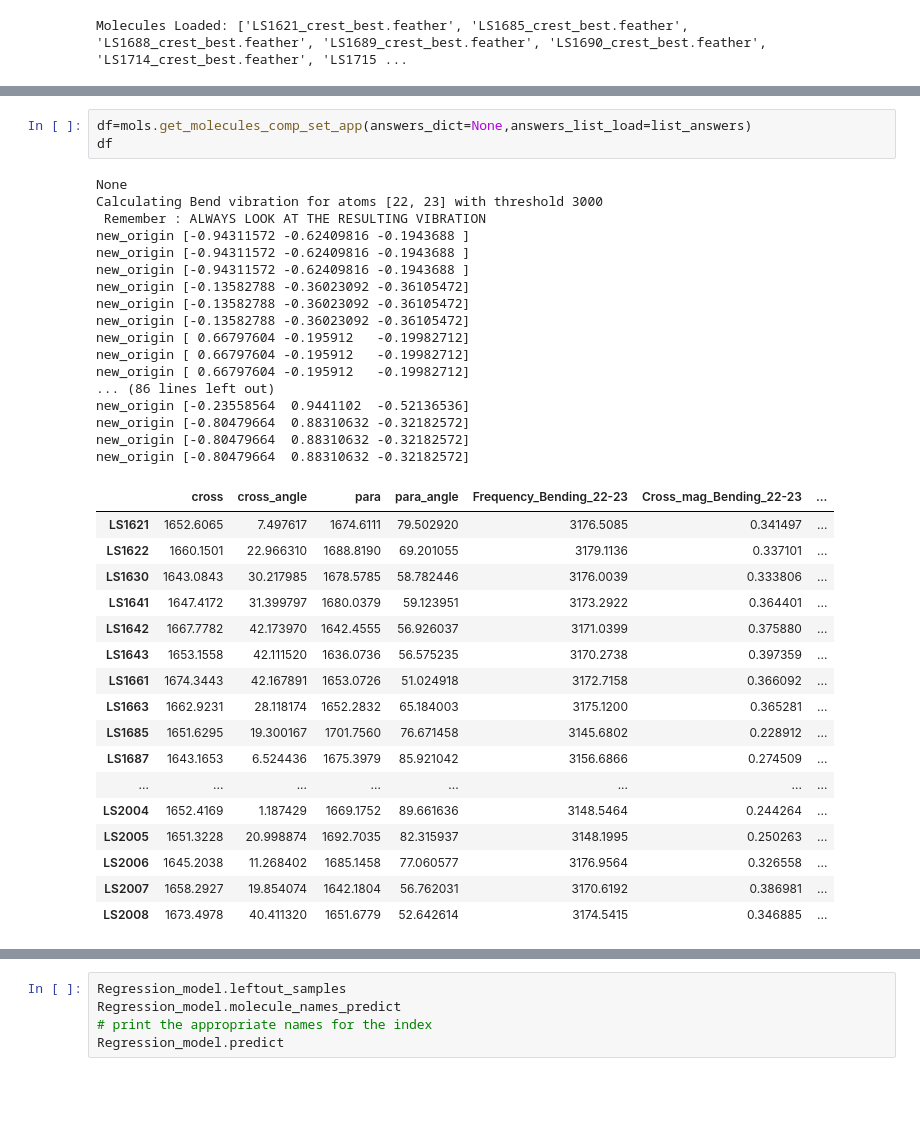
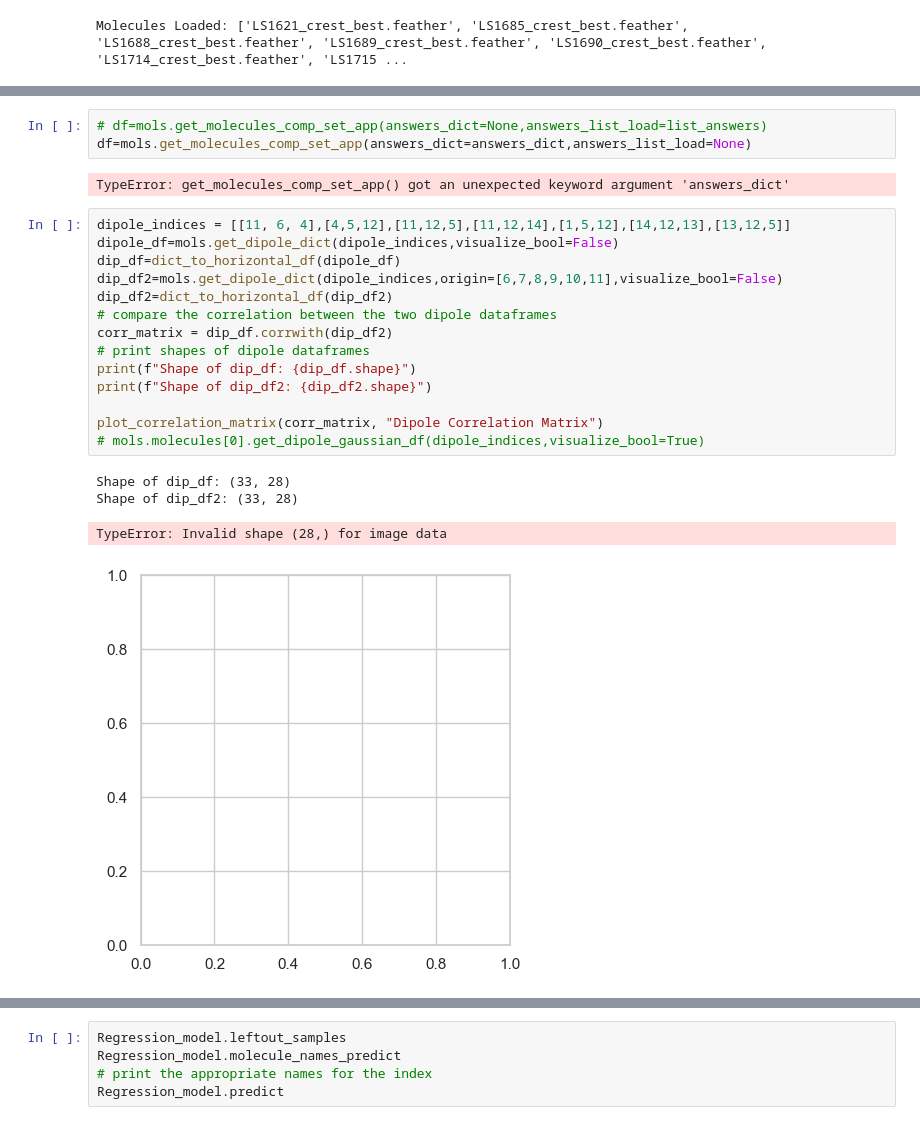
Before and after one commit to edenspec2/labcode_updated, a Jupyter notebook: MolFeatures/practical_use_lucas.ipynb, the cells around one changed output, grey strips where cells are left out. Cells and saved outputs as stored; diff of their text form; blank space fills up the shorter version.

```diff
--- a/MolFeatures/practical_use_lucas.ipynb
+++ b/MolFeatures/practical_use_lucas.ipynb
@@ -209,38 +245,24 @@ for idx,mol in zip(sterimol_indices,mols.molecules):
 # %%
-df=mols.get_molecules_comp_set_app(answers_dict=None,answers_list_load=list_answers)
-df
+# df=mols.get_molecules_comp_set_app(answers_dict=None,answers_list_load=list_answers)
+df=mols.get_molecules_comp_set_app(answers_dict=answers_dict,answers_list_load=None)
 # %% [output]
-None
-Calculating Bend vibration for atoms [22, 23] with threshold 3000
- Remember : ALWAYS LOOK AT THE RESULTING VIBRATION
-new_origin [-0.94311572 -0.62409816 -0.1943688 ]
-new_origin [-0.94311572 -0.62409816 -0.1943688 ]
-new_origin [-0.94311572 -0.62409816 -0.1943688 ]
-new_origin [-0.13582788 -0.36023092 -0.36105472]
-new_origin [-0.13582788 -0.36023092 -0.36105472]
-new_origin [-0.13582788 -0.36023092 -0.36105472]
-new_origin [ 0.66797604 -0.195912   -0.19982712]
-new_origin [ 0.66797604 -0.195912   -0.19982712]
-new_origin [ 0.66797604 -0.195912   -0.19982712]
-... (86 lines left out)
-new_origin [-0.23558564  0.9441102  -0.52136536]
-new_origin [-0.80479664  0.88310632 -0.32182572]
-new_origin [-0.80479664  0.88310632 -0.32182572]
-new_origin [-0.80479664  0.88310632 -0.32182572]
+TypeError: get_molecules_comp_set_app() got an unexpected keyword argument 'answers_dict'
-|  | cross | cross_angle | para | para_angle | Frequency_Bending_22-23 | Cross_mag_Bending_22-23 | ... |
-| LS1621 | 1652.6065 | 7.497617 | 1674.6111 | 79.502920 | 3176.5085 | 0.341497 | ... |
-| LS1622 | 1660.1501 | 22.966310 | 1688.8190 | 69.201055 | 3179.1136 | 0.337101 | ... |
-| LS1630 | 1643.0843 | 30.217985 | 1678.5785 | 58.782446 | 3176.0039 | 0.333806 | ... |
-| LS1641 | 1647.4172 | 31.399797 | 1680.0379 | 59.123951 | 3173.2922 | 0.364401 | ... |
-| LS1642 | 1667.7782 | 42.173970 | 1642.4555 | 56.926037 | 3171.0399 | 0.375880 | ... |
-| LS1643 | 1653.1558 | 42.111520 | 1636.0736 | 56.575235 | 3170.2738 | 0.397359 | ... |
-| LS1661 | 1674.3443 | 42.167891 | 1653.0726 | 51.024918 | 3172.7158 | 0.366092 | ... |
-| LS1663 | 1662.9231 | 28.118174 | 1652.2832 | 65.184003 | 3175.1200 | 0.365281 | ... |
-| LS1685 | 1651.6295 | 19.300167 | 1701.7560 | 76.671458 | 3145.6802 | 0.228912 | ... |
-| LS1687 | 1643.1653 | 6.524436 | 1675.3979 | 85.921042 | 3156.6866 | 0.274509 | ... |
-| ... | ... | ... | ... | ... | ... | ... | ... |
-| LS2004 | 1652.4169 | 1.187429 | 1669.1752 | 89.661636 | 3148.5464 | 0.244264 | ... |
-| LS2005 | 1651.3228 | 20.998874 | 1692.7035 | 82.315937 | 3148.1995 | 0.250263 | ... |
-| LS2006 | 1645.2038 | 11.268402 | 1685.1458 | 77.060577 | 3176.9564 | 0.326558 | ... |
-| LS2007 | 1658.2927 | 19.854074 | 1642.1804 | 56.762031 | 3170.6192 | 0.386981 | ... |
-| LS2008 | 1673.4978 | 40.411320 | 1651.6779 | 52.642614 | 3174.5415 | 0.346885 | ... |
+# %%
+dipole_indices = [[11, 6, 4],[4,5,12],[11,12,5],[11,12,14],[1,5,12],[14,12,13],[13,12,5]]
+dipole_df=mols.get_dipole_dict(dipole_indices,visualize_bool=False)
+dip_df=dict_to_horizontal_df(dipole_df)
+dip_df2=mols.get_dipole_dict(dipole_indices,origin=[6,7,8,9,10,11],visualize_bool=False)
+dip_df2=dict_to_horizontal_df(dip_df2)
+# compare the correlation between the two dipole dataframes
+corr_matrix = dip_df.corrwith(dip_df2)
+# print shapes of dipole dataframes
+print(f"Shape of dip_df: {dip_df.shape}")
+print(f"Shape of dip_df2: {dip_df2.shape}")
+
+plot_correlation_matrix(corr_matrix, "Dipole Correlation Matrix")
+# mols.molecules[0].get_dipole_gaussian_df(dipole_indices,visualize_bool=True)
+# %% [output]
+Shape of dip_df: (33, 28)
+Shape of dip_df2: (33, 28)
+TypeError: Invalid shape (28,) for image data
+[figure, added]
```
Also changed, not shown: parts of 22 cells of this notebook, 10 other files.
